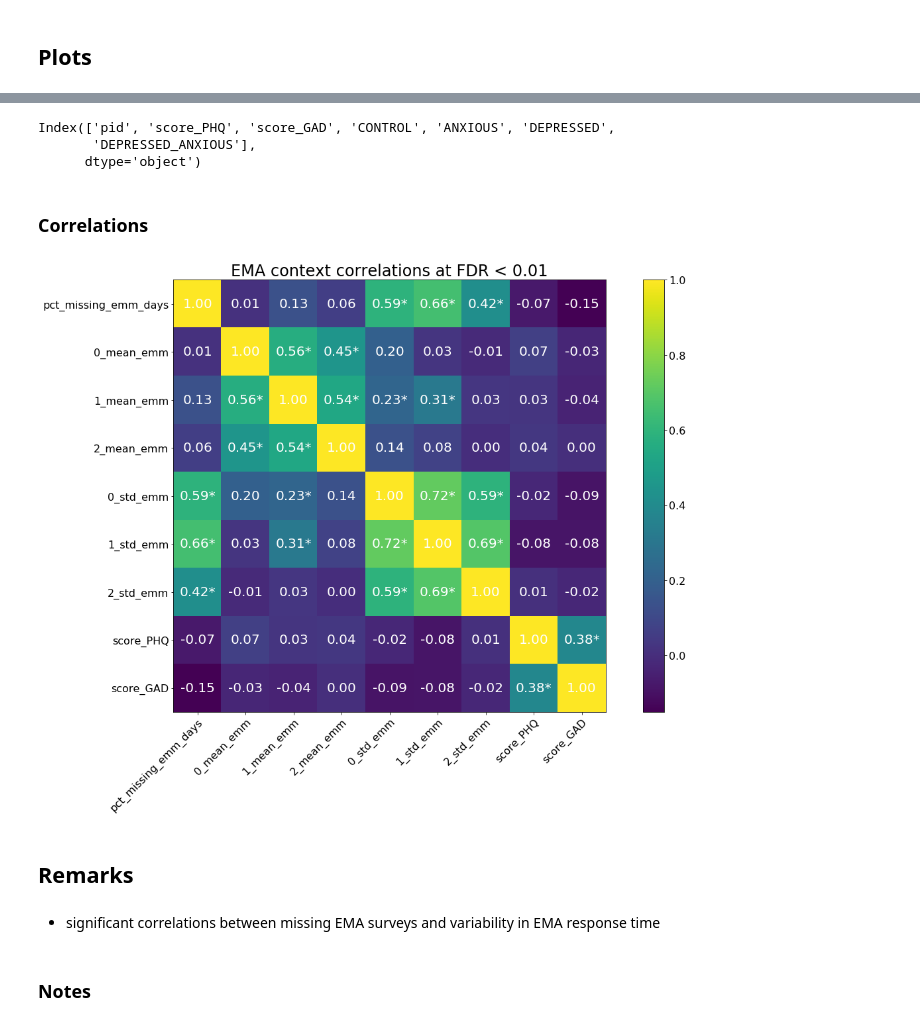
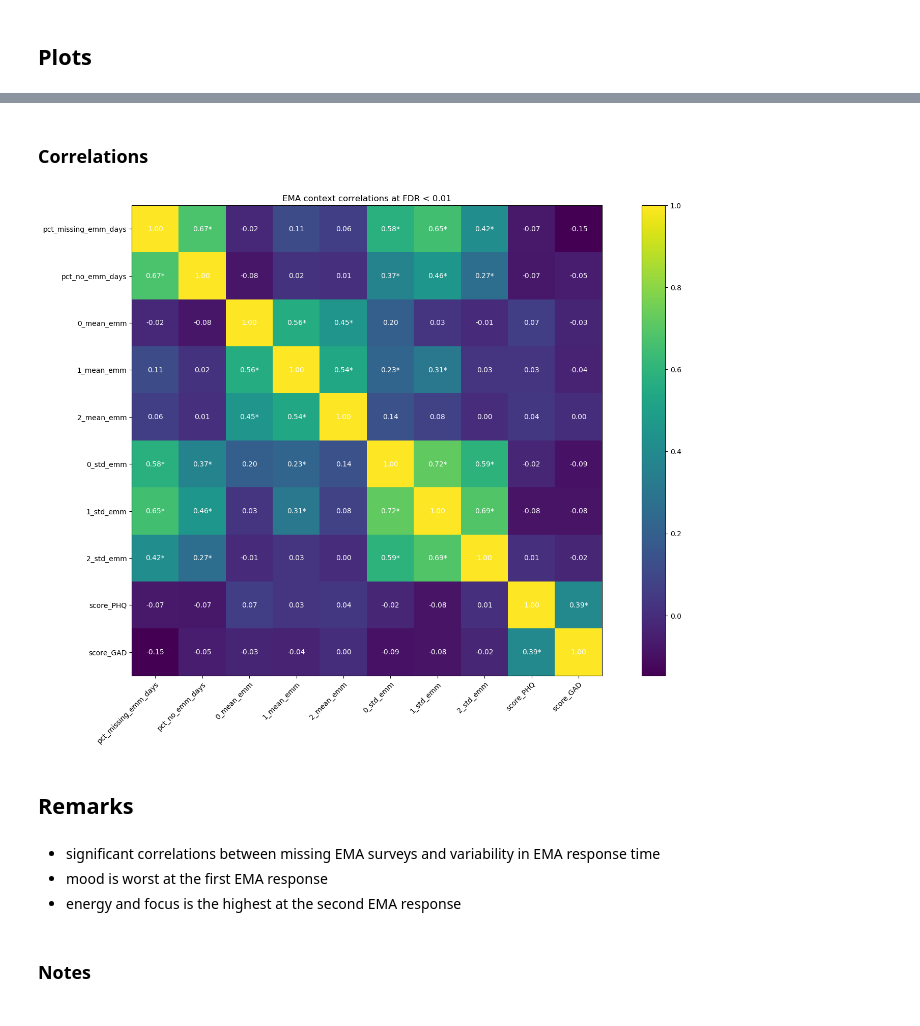
Before and after one commit to tliu526/lifesense, a Jupyter notebook: ema_context.ipynb, the cells around one changed output, grey strips where cells are left out. Drawn from its saved outputs; the diff is of its cells as text; code cells hidden in the pictures.

Commit message:
update ema_context notebook

```diff
--- a/ema_context.ipynb
+++ b/ema_context.ipynb
@@ -358,3 +420,22 @@ display(complete_date_std.head())
+# %%
+# add emm scores by EMM response time
+emm_cols  = ['mood', 'stress', 'focus', 'energy']
+
+for emm in emm_cols:
+    complete_date_mean_emm = complete_date_emm.groupby(['pid', 'emm_idx'])[emm] \
+                                            .mean() \
+                                            .unstack(level=1) \
+                                            .add_suffix("_mean_" + emm) \
+                                            .reset_index()
+
+    complete_date_mean_z_emm = complete_date_emm.groupby(['pid', 'emm_idx'])["z_" + emm] \
+                                            .mean() \
+                                            .unstack(level=1) \
+                                            .add_suffix("_mean_z_" + emm) \
+                                            .reset_index()
+
+    context_df = context_df.merge(complete_date_mean_emm, on='pid', how='left')
+    context_df = context_df.merge(complete_date_mean_z_emm, on='pid', how='left')
 # %%
 context_df = context_df.merge(complete_date_mean, on='pid', how='left')
 context_df = context_df.merge(complete_date_std, on='pid', how='left')
@@ -372,9 +514,12 @@ context_df.head()
 # %%
+mpl.rcParams.update(mpl.rcParamsDefault)
+
+
 sns.catplot(x='group',
             y='pct_missing_emm_days',
             data=context_df,
             kind="bar")
-plt.ylabel("% days with missing EMA")
-plt.title("% of days with missing EMA by study group")
+plt.ylabel("% days with any missing EMA")
+plt.title("% of days with any missing EMA by study group (SD)")
 plt.show()
 # %% [output]
@@ -381,0 +527,11 @@ plt.show()
+# %%
+mpl.rcParams.update(mpl.rcParamsDefault)
+
+
+sns.catplot(x='group',
+            y='pct_no_emm_days',
+            data=context_df,
+            kind="bar")
+plt.ylabel("% days with no recorded EMA")
+plt.title("% of days with no EMA by study group (SD)")
+plt.show()
@@ -382,4 +556,6 @@ plt.show()
 # %%
+mpl.rcParams.update(mpl.rcParamsDefault)
+
 sns.catplot(x='group',
             y='0_std_emm',
             data=context_df,
@@ -401,9 +568,3 @@ screener_df.head()
-# %%
-screener_df.columns[:-1]
-# %% [output]
-Index(['pid', 'score_PHQ', 'score_GAD', 'CONTROL', 'ANXIOUS', 'DEPRESSED',
-       'DEPRESSED_ANXIOUS'],
-      dtype='object')
 # %% [markdown]
 ### Correlations
 # %%
@@ -434,16 +595,18 @@ def build_corr_mat(corrs, p_vals, labels, title, alpha):
     return plt
 # %%
 plt = build_corr_mat(corrs, p_vals, context_corr_df.columns.values, 'EMA context correlations at FDR < 0.01', 0.01)
-plt.rc('font', size=20)    # fontsize of the tick labels
-plt.rc('xtick', labelsize=16)    # fontsize of the tick labels
-plt.rc('ytick', labelsize=16)    # fontsize of the tick labels
+# plt.rc('font', size=20)    # fontsize of the tick labels
+# plt.rc('xtick', labelsize=16)    # fontsize of the tick labels
+# plt.rc('ytick', labelsize=16)    # fontsize of the tick labels
 plt.show()
 # %% [output]
-[figure, old version]
+[figure, new version]
 # %% [markdown]
 ## Remarks
 # %% [markdown]
 - significant correlations between missing EMA surveys and variability in EMA response time
+- mood is worst at the first EMA response
+- energy and focus is the highest at the second EMA response
 # %% [markdown]
 ### Notes
 # %% [markdown]
```
Also changed, not shown: parts of 35 cells of this notebook.
